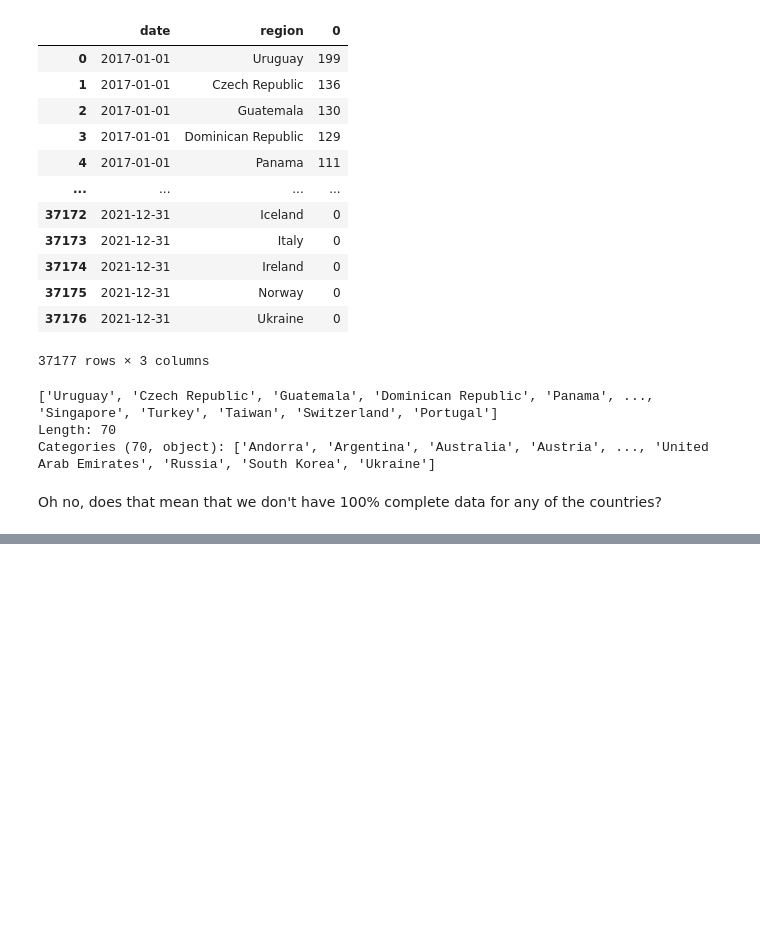
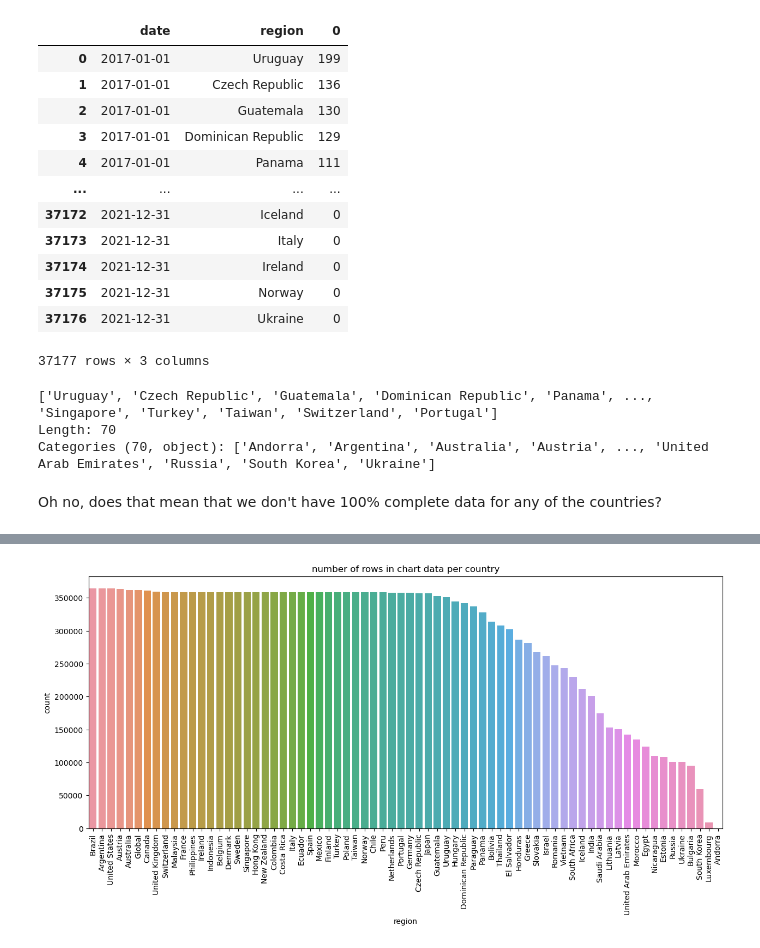
Before and after one commit to Sejmou/exploring-spotify-charts, a Jupyter notebook: data-exploration/spotify_weekly_charts.ipynb, the cells around one changed output, grey strips where cells are left out. Saved outputs shown, nothing was run; the diff lists cells and outputs as text; code cells hidden in the pictures; blank space fills up the shorter version.

```diff
--- a/data-exploration/spotify_weekly_charts.ipynb
+++ b/data-exploration/spotify_weekly_charts.ipynb
@@ -249,0 +288,3 @@ KeyboardInterrupt:
+# %%
+data_completeness_by_region = top200.set_index(["date", "region"])
+data_completeness_by_region
@@ -249,0 +306,8 @@ KeyboardInterrupt:
+# %%
+plt.figure(figsize=(15,6))
+sns.countplot(top200, x="region", order=top200.region.value_counts().index)
+plt.title("number of rows in Top 200 chart data per country")
+plt.tick_params(axis='x', rotation=90)
+plt.show()
+# %% [output]
+[figure, added]
```
Also changed, not shown: parts of 34 cells of this notebook, 2 other files.
